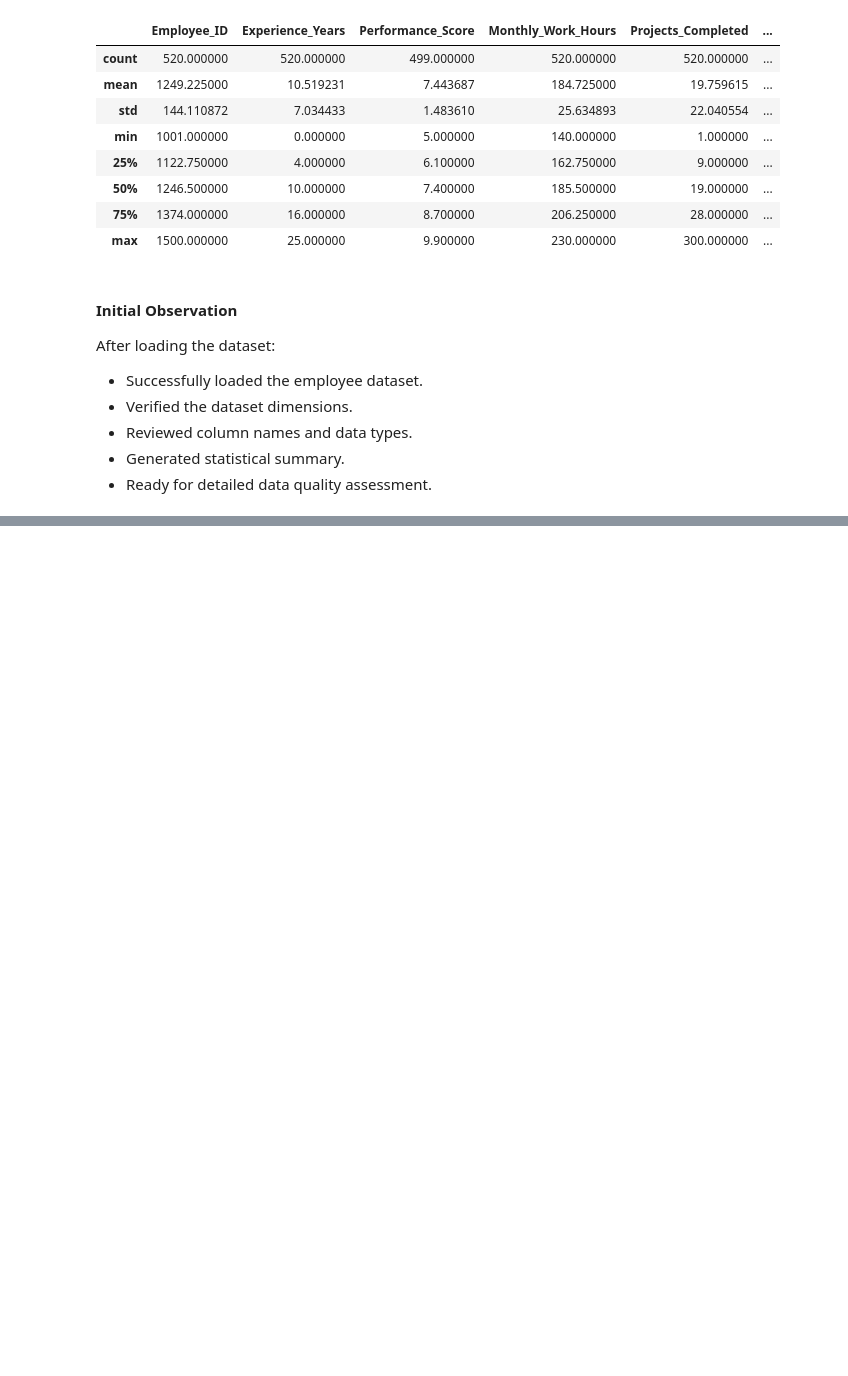
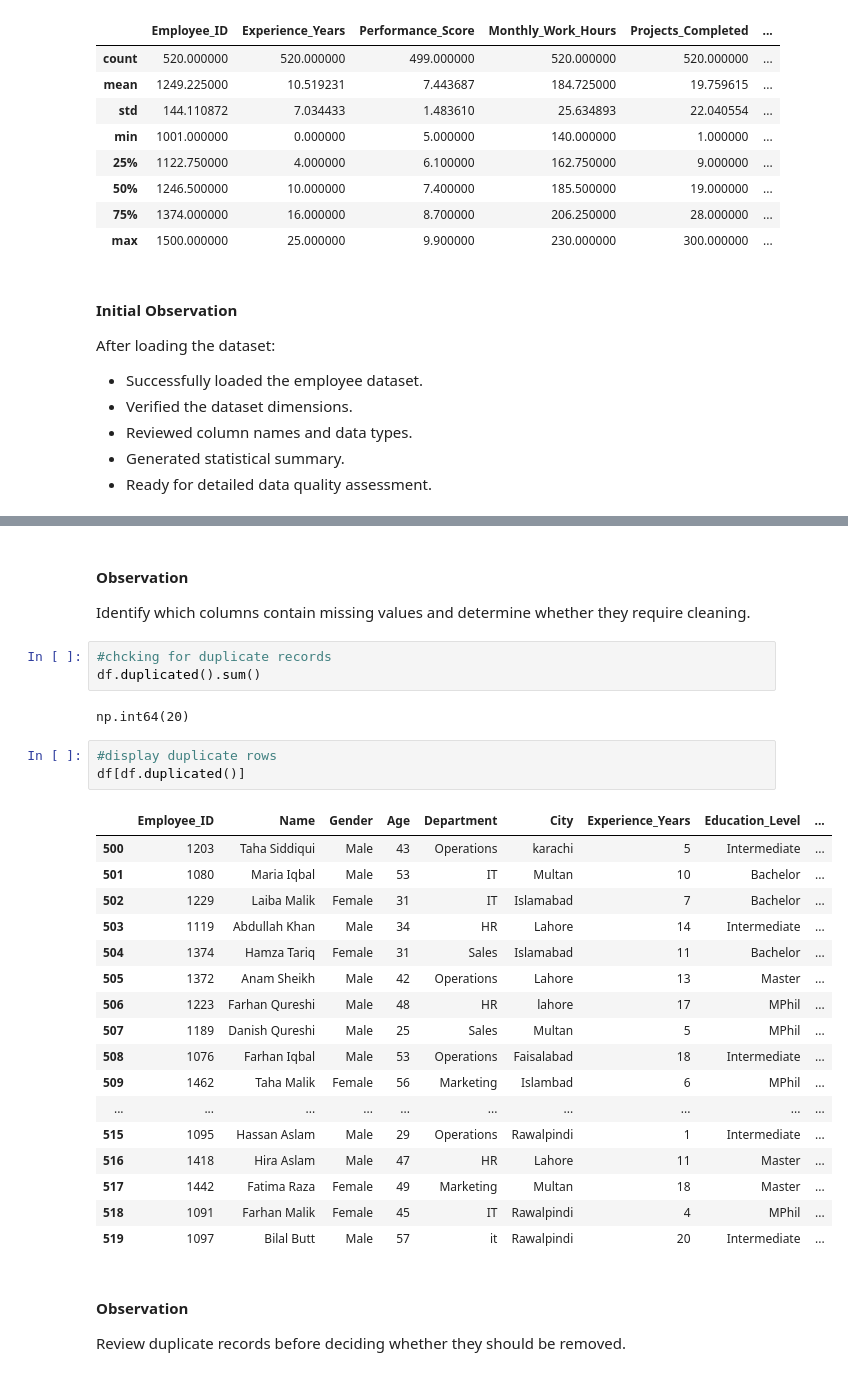
Before and after one commit to Kainatfatima0311/employee-workforce-eda, a Jupyter notebook: notebooks/employee_workforce_eda.ipynb, the cells around one changed output, grey strips where cells are left out. Saved outputs shown, nothing was run; the diff lists cells and outputs as text; blank space fills up the shorter version.

```diff
--- a/notebooks/employee_workforce_eda.ipynb
+++ b/notebooks/employee_workforce_eda.ipynb
@@ -137,0 +196,34 @@ After loading the dataset:
+# %% [markdown]
+#### Observation
+
+Identify which columns contain missing values and determine whether they require cleaning.
+# %%
+#chcking for duplicate records
+df.duplicated().sum()
+# %% [output]
+np.int64(20)
+# %%
+#display duplicate rows
+df[df.duplicated()]
+# %% [output]
+|  | Employee_ID | Name | Gender | Age | Department | City | Experience_Years | Education_Level | ... |
+| 500 | 1203 | Taha Siddiqui | Male | 43 | Operations | karachi | 5 | Intermediate | ... |
+| 501 | 1080 | Maria Iqbal | Male | 53 | IT | Multan | 10 | Bachelor | ... |
+| 502 | 1229 | Laiba Malik | Female | 31 | IT | Islamabad | 7 | Bachelor | ... |
+| 503 | 1119 | Abdullah Khan | Male | 34 | HR | Lahore | 14 | Intermediate | ... |
+| 504 | 1374 | Hamza Tariq | Female | 31 | Sales | Islamabad | 11 | Bachelor | ... |
+| 505 | 1372 | Anam Sheikh | Male | 42 | Operations | Lahore | 13 | Master | ... |
+| 506 | 1223 | Farhan Qureshi | Male | 48 | HR | lahore | 17 | MPhil | ... |
+| 507 | 1189 | Danish Qureshi | Male | 25 | Sales | Multan | 5 | MPhil | ... |
+| 508 | 1076 | Farhan Iqbal | Male | 53 | Operations | Faisalabad | 18 | Intermediate | ... |
+| 509 | 1462 | Taha Malik | Female | 56 | Marketing | Islambad | 6 | MPhil | ... |
+| ... | ... | ... | ... | ... | ... | ... | ... | ... | ... |
+| 515 | 1095 | Hassan Aslam | Male | 29 | Operations | Rawalpindi | 1 | Intermediate | ... |
+| 516 | 1418 | Hira Aslam | Male | 47 | HR | Lahore | 11 | Master | ... |
+| 517 | 1442 | Fatima Raza | Female | 49 | Marketing | Multan | 18 | Master | ... |
+| 518 | 1091 | Farhan Malik | Female | 45 | IT | Rawalpindi | 4 | MPhil | ... |
+| 519 | 1097 | Bilal Butt | Male | 57 | it | Rawalpindi | 20 | Intermediate | ... |
+# %% [markdown]
+#### Observation
+
+Review duplicate records before deciding whether they should be removed.
```
Also changed, not shown: parts of 16 cells of this notebook.
